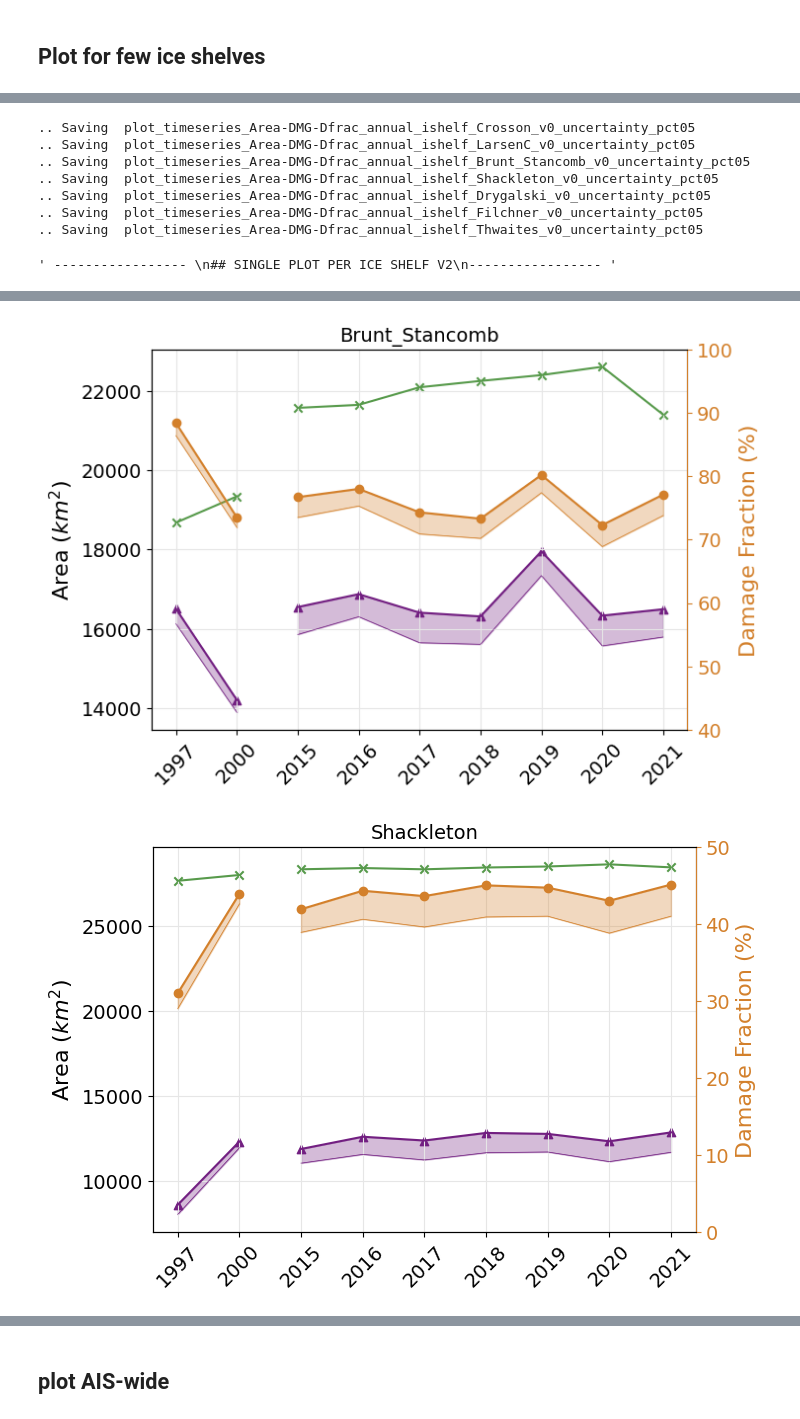
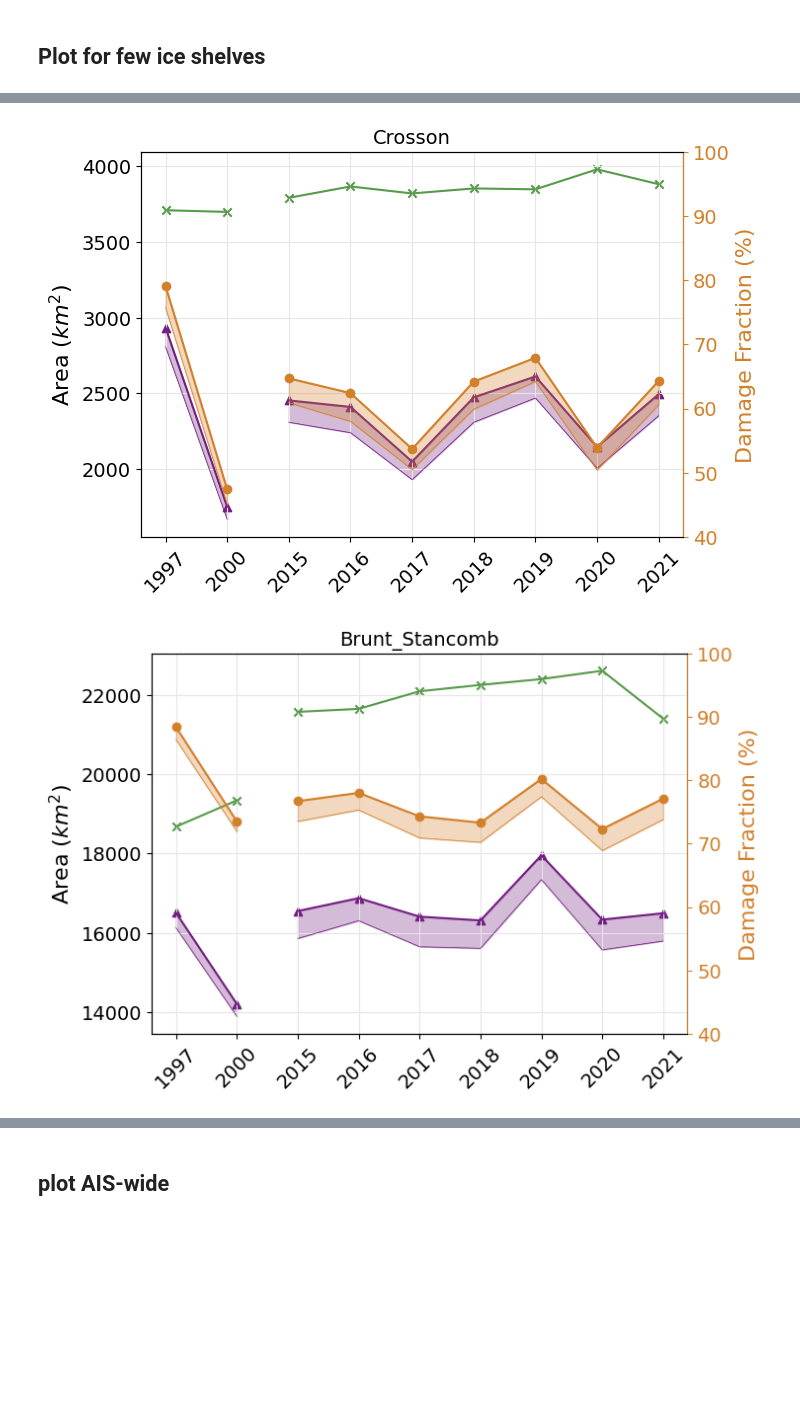
Before and after one commit to mizeboud/antarctic-damage-change, a Jupyter notebook: notebooks/plot_aggregate_dmg_iceshelves_timeseries.ipynb, the cells around one changed output, grey strips where cells are left out. Cells and saved outputs as stored; diff of their text form; code cells hidden in the pictures; blank space fills up the shorter version.

```diff
--- a/notebooks/plot_aggregate_dmg_iceshelves_timeseries.ipynb
+++ b/notebooks/plot_aggregate_dmg_iceshelves_timeseries.ipynb
@@ -819,7 +524,7 @@ list(data_plot['time'].unique())
 ''' -----------------
 ## SINGLE PLOT PER ICE SHELF
 ----------------- '''
-for i, ishelf in enumerate(['Crosson','LarsenC','Brunt_Stancomb','Shackleton','Drygalski','Filchner','Thwaites']):#,'Crosson','Shackleton','Drygalski','LarsenC','Filchner']):
+for i, ishelf in enumerate(['Shackleton','LarsenC','Crosson','Brunt_Stancomb','Drygalski','Filchner','Thwaites']):#,'Crosson','Shackleton','Drygalski','LarsenC','Filchner']):
     data_plot = df_nerd.loc[df_nerd['NAME'] == ishelf]
 
     fig, axs = plt.subplots(1, figsize=(7, 5), sharex=True )
@@ -847,71 +552,4 @@ for i, ishelf in enumerate(['Crosson','LarsenC','Brunt_Stancomb','Shackleton','D
     # print('.. Saving ', fname)
     # fig.savefig(os.path.join(path2savefig,'bar_plots',fname +'.png'), bbox_inches='tight')
     # fig.savefig(os.path.join(path2savefig,'bar_plots',fname +'.pdf'), bbox_inches='tight')
-
-
-
-''' -----------------
-## SINGLE PLOT PER ICE SHELF V2
------------------ '''
-# for ishelf in ['Crosson','LarsenC']:
-#     data_plot = df_nerd.loc[df_nerd['NAME'] == ishelf]
-
-#     # ax = axs[r, c]
-#     fig, axs = plt.subplots(2,1, figsize=(7, 5), sharex=True )
-#     ax=axs[0]
-
-#     # -- Top subplot
-#     ax, ax2 = plot_axes_area_dmg_dfrac(ax, data_plot,
-#                         yvar_left1=('DMG(km2)', 'Damaged area (km2)'),
-#                         yvar_left2=None,
-#                         yvar_right=('Dfrac', 'Dfrac(%)'),
-#                         yscale_log=False,
-#                         ax_title = ishelf,
-#                         add_legend=False,
-#     )
-#     # ax2.set_ylim([10, 50])
-#     ax2.set_ylim([5, 75])
-
-#     ax.set_ylabel(''); #ax2.set_ylabel('')
-
-#     # -- Bottom subplot
-#     # ax = axs[r+1,c]
-#     ax3 = axs[1]
-
-#     ax3 = plot_axes_area_dmg2(ax3, data_plot,
-#                         yvar_left=('Npx', 'Ice shelf area (km2)'),
-#                         yscale_log=False,
-#                         ax_title = '', # sector_ID,
-#                         )
-#     ax3.set_ylabel('')
-#     # ax.set_xticklabels([1997,2015,2016,2017,2018,2019,2020,2021]);
-
-#     # c+=1;
-#     # if c>2:  c=0; r+=2
-#     fig.tight_layout()
-
-
-#     ## move second rows of axes closer to first row of axes for each sector
-#     # for ax2 in list(axs[1,:])+list(list(axs[3,:])):
-#     box = ax3.get_position()
-#     box.y0 = box.y0 + 0.05 # move both corners (otherwise ratio adjusted)
-#     box.y1 = box.y1 + 0.05 # move both corners (otherwise ratio adjusted)
-#     ax3.set_position(box)
-#     plt.show()
-
-
-#     # ### SAVE FIGURE
-#     # # fname = 'plot_timeseries_Area-DMG-Dfrac_annual_ishelf_'+ishelf
-#     # fname = f'plot_timeseries_Area-DMG-Dfrac_annual_ishelf_{ishelf}_uncertainty_pct05_splitPlot'
-#     # print('.. Saving ', fname)
-#     # fig.savefig(os.path.join(path2savefig,'bar_plots',fname +'.png'), bbox_inches='tight')
-#     # fig.savefig(os.path.join(path2savefig,'bar_plots',fname +'.pdf'), bbox_inches='tight')
 # %% [output]
-.. Saving  plot_timeseries_Area-DMG-Dfrac_annual_ishelf_Crosson_v0_uncertainty_pct05
-.. Saving  plot_timeseries_Area-DMG-Dfrac_annual_ishelf_LarsenC_v0_uncertainty_pct05
-.. Saving  plot_timeseries_Area-DMG-Dfrac_annual_ishelf_Brunt_Stancomb_v0_uncertainty_pct05
-.. Saving  plot_timeseries_Area-DMG-Dfrac_annual_ishelf_Shackleton_v0_uncertainty_pct05
-.. Saving  plot_timeseries_Area-DMG-Dfrac_annual_ishelf_Drygalski_v0_uncertainty_pct05
-.. Saving  plot_timeseries_Area-DMG-Dfrac_annual_ishelf_Filchner_v0_uncertainty_pct05
-.. Saving  plot_timeseries_Area-DMG-Dfrac_annual_ishelf_Thwaites_v0_uncertainty_pct05
-' ----------------- \n## SINGLE PLOT PER ICE SHELF V2\n----------------- '
@@ -919,6 +557,6 @@ for i, ishelf in enumerate(['Crosson','LarsenC','Brunt_Stancomb','Shackleton','D
 [figure]
-[figure, old version]
+[figure, new version]
-[figure, old version]
+[figure, new version]
 [figure]
 [figure]
 [figure]
```
Also changed, not shown: parts of 51 cells of this notebook, 1 other file.
